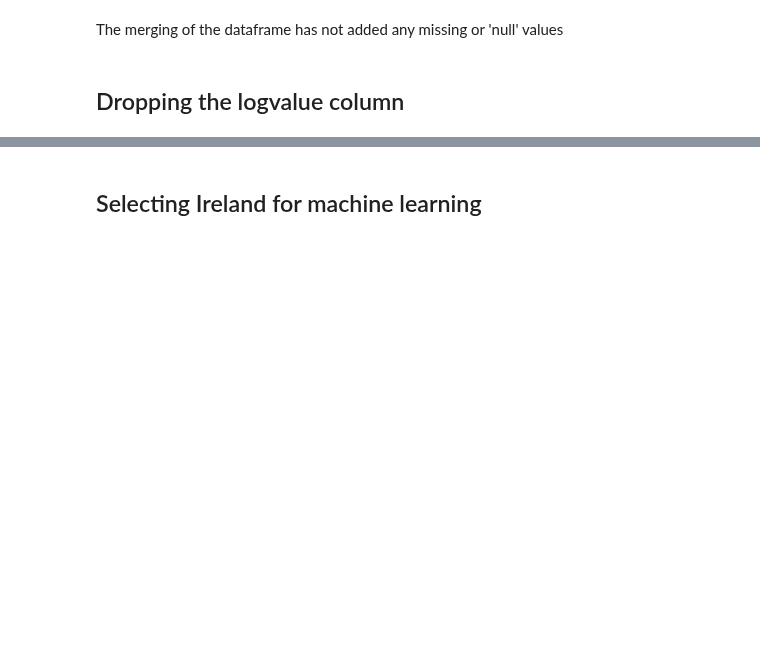
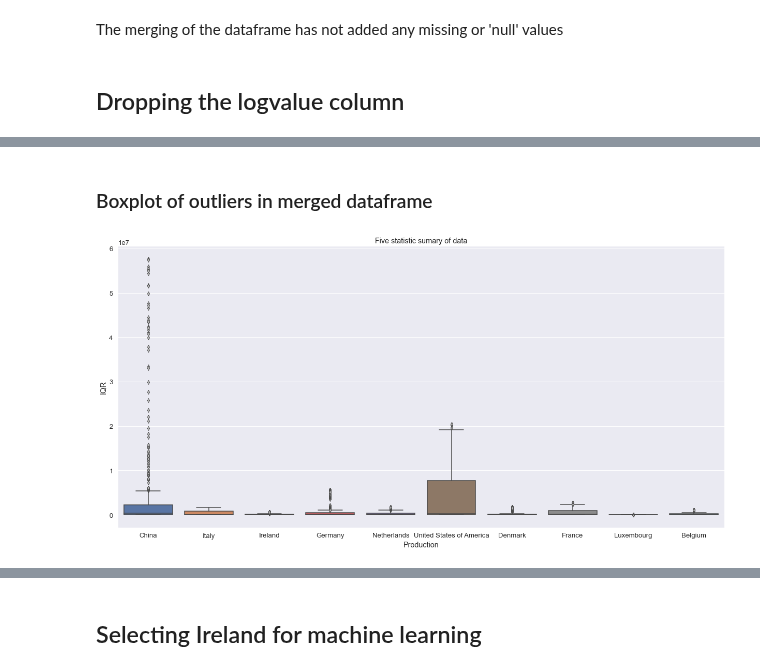
Before and after one commit to Shaun7559/CA2-Semester-1-SS, a Jupyter notebook: Report/Shaun_Smith_CA2_MSc_Data_Analytics.ipynb, the cells around one changed output, grey strips where cells are left out. Drawn from its saved outputs; the diff is of its cells as text; code cells hidden in the pictures; blank space fills up the shorter version.

```diff
--- a/Report/Shaun_Smith_CA2_MSc_Data_Analytics.ipynb
+++ b/Report/Shaun_Smith_CA2_MSc_Data_Analytics.ipynb
@@ -2178,12 +2184,0 @@ def remove_outliers(dataframe, colname, limit):
-# %%
-slaughter_clean = remove_outliers(slaughter_clean,"Value", 1)
-slaughter_clean = remove_outliers(slaughter_clean,"LogValue", 0)
-
-meat_clean = remove_outliers(meat_clean,"Value", 1)
-meat_clean = remove_outliers(meat_clean,"LogValue", 0)
-
-stock_clean = remove_outliers(stock_clean,"Value", 1)
-stock_clean = remove_outliers(stock_clean,"LogValue", 0)
-
-imp_exp_clean = remove_outliers(imp_exp_clean,"Value", 0)
-imp_exp_clean = remove_outliers(imp_exp_clean,"LogValue", 0)
@@ -2248,0 +2242,15 @@ data = data.drop(["LogValue"],axis=1)
+# %%
+def make_pivot2(dataframe):
+    '''This function takes a data frame as input, and then pivots the df so that each
+    countrys values are within their own column with animal and year in the rows as index.'''
+    dataframe = pd.pivot_table(data=dataframe, index=["Year","Area", "Item"], values="Value", columns=["Element"])
+
+    dataframe.reset_index(inplace=True)
+    dataframe.sort_values('Year', inplace=True, ascending=True)
+    dataframe.set_index('Year', inplace=True)
+
+    dataframe.columns = ["Area", "Item", "Production", "Slaughtered", "Stocks"]
+
+    return dataframe
+# %%
+data2 = make_pivot2(data)
@@ -2248,0 +2299,5 @@ data = data.drop(["LogValue"],axis=1)
+# %%
+# Filling the missing values in all 3 columns with the median as the data
+# is non-normally distributed
+
+data2 = data2.fillna(data2.median())
@@ -2248,0 +2318,7 @@ data = data.drop(["LogValue"],axis=1)
+# %% [markdown]
+### Boxplot of outliers in merged dataframe
+# %%
+myboxplot(data2["Area"],data2["Production"],"Five statistic sumary of data", "Production",
+          "IQR")
+# %% [output]
+[figure, added]
```
Also changed, not shown: parts of 142 cells of this notebook, 1 other file.
